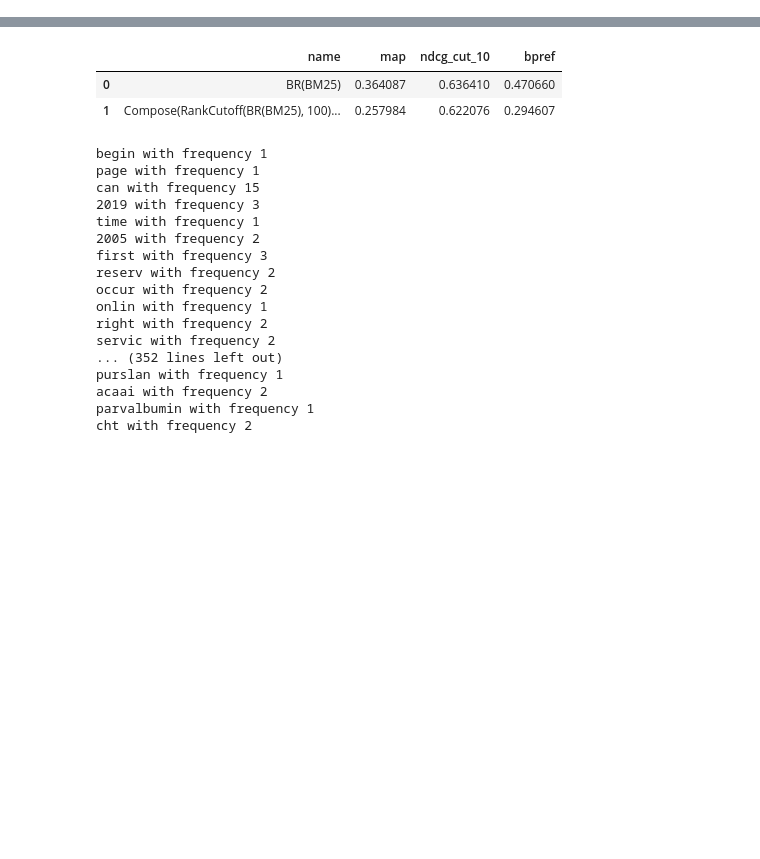
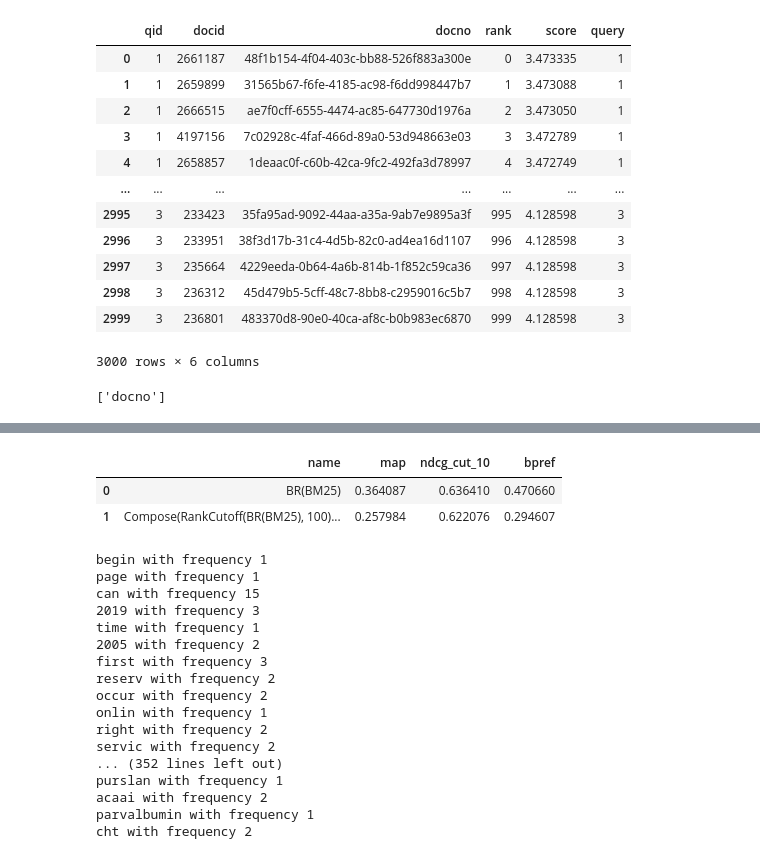
Before and after one commit to JoProbst/ThesisCode, a Jupyter notebook: terrier_getting_started.ipynb, the cells around one changed output, grey strips where cells are left out. Drawn from its saved outputs; the diff is of its cells as text; code cells hidden in the pictures; blank space fills up the shorter version.

```diff
--- a/terrier_getting_started.ipynb
+++ b/terrier_getting_started.ipynb
@@ -7,0 +53,22 @@ index = pt.IndexFactory.of('./crawl_social/terrier-project-5.4/var/index/data.pr
+# %%
+pipe1 = pt.BatchRetrieve(index, )
+# %%
+pipe1.transform(["1", "2", "3"])
+# %% [output]
+|  | qid | docid | docno | rank | score | query |
+| 0 | 1 | 2661187 | 48f1b154-4f04-403c-bb88-526f883a300e | 0 | 3.473335 | 1 |
+| 1 | 1 | 2659899 | 31565b67-f6fe-4185-ac98-f6dd998447b7 | 1 | 3.473088 | 1 |
+| 2 | 1 | 2666515 | ae7f0cff-6555-4474-ac85-647730d1976a | 2 | 3.473050 | 1 |
+| 3 | 1 | 4197156 | 7c02928c-4faf-466d-89a0-53d948663e03 | 3 | 3.472789 | 1 |
+| 4 | 1 | 2658857 | 1deaac0f-c60b-42ca-9fc2-492fa3d78997 | 4 | 3.472749 | 1 |
+| ... | ... | ... | ... | ... | ... | ... |
+| 2995 | 3 | 233423 | 35fa95ad-9092-44aa-a35a-9ab7e9895a3f | 995 | 4.128598 | 3 |
+| 2996 | 3 | 233951 | 38f3d17b-31c4-4d5b-82c0-ad4ea16d1107 | 996 | 4.128598 | 3 |
+| 2997 | 3 | 235664 | 4229eeda-0b64-4a6b-814b-1f852c59ca36 | 997 | 4.128598 | 3 |
+| 2998 | 3 | 236312 | 45d479b5-5cff-48c7-8bb8-c2959016c5b7 | 998 | 4.128598 | 3 |
+| 2999 | 3 | 236801 | 483370d8-90e0-40ca-af8c-b0b983ec6870 | 999 | 4.128598 | 3 |
+3000 rows × 6 columns
+# %%
+print(index.getMetaIndex().getKeys())
+# %% [output]
+['docno']
```
Also changed, not shown: parts of 11 cells of this notebook, 6 other files.
